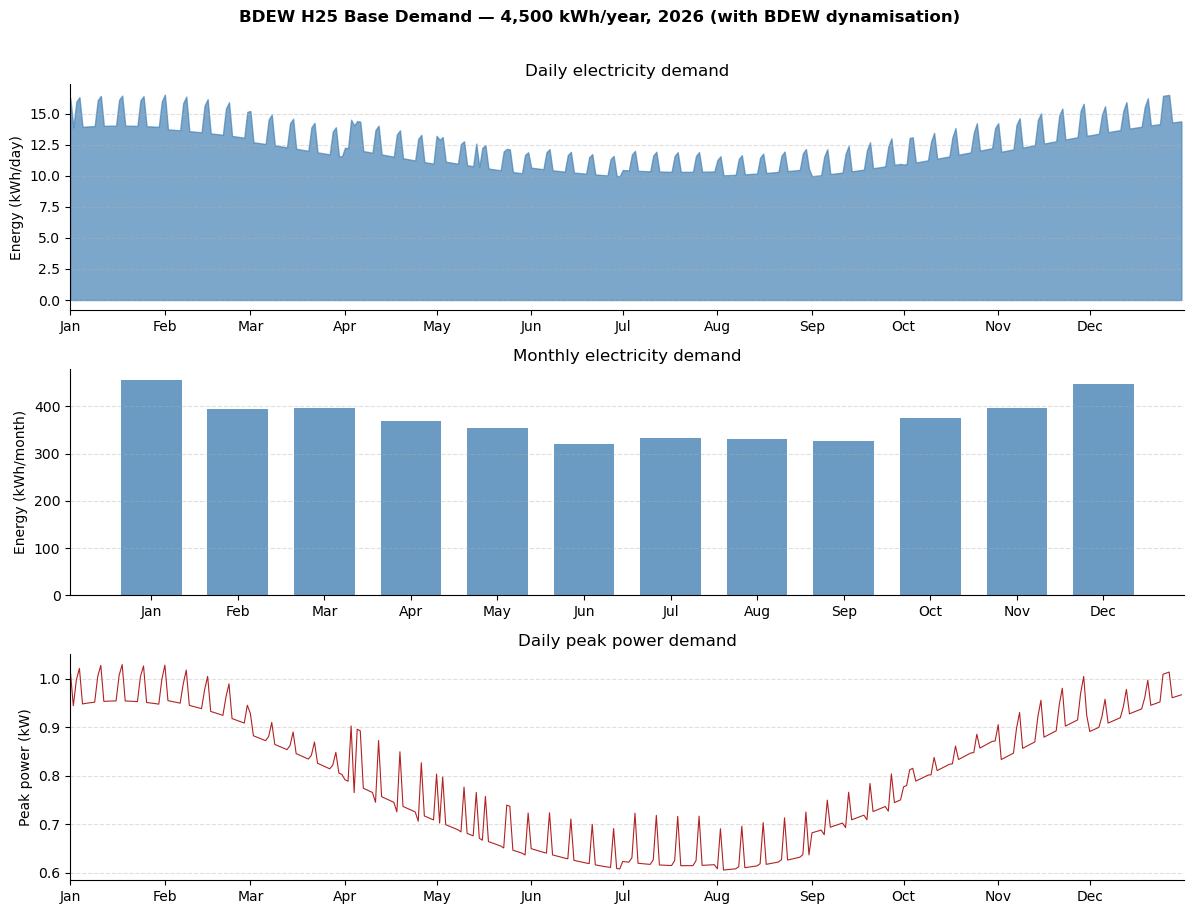
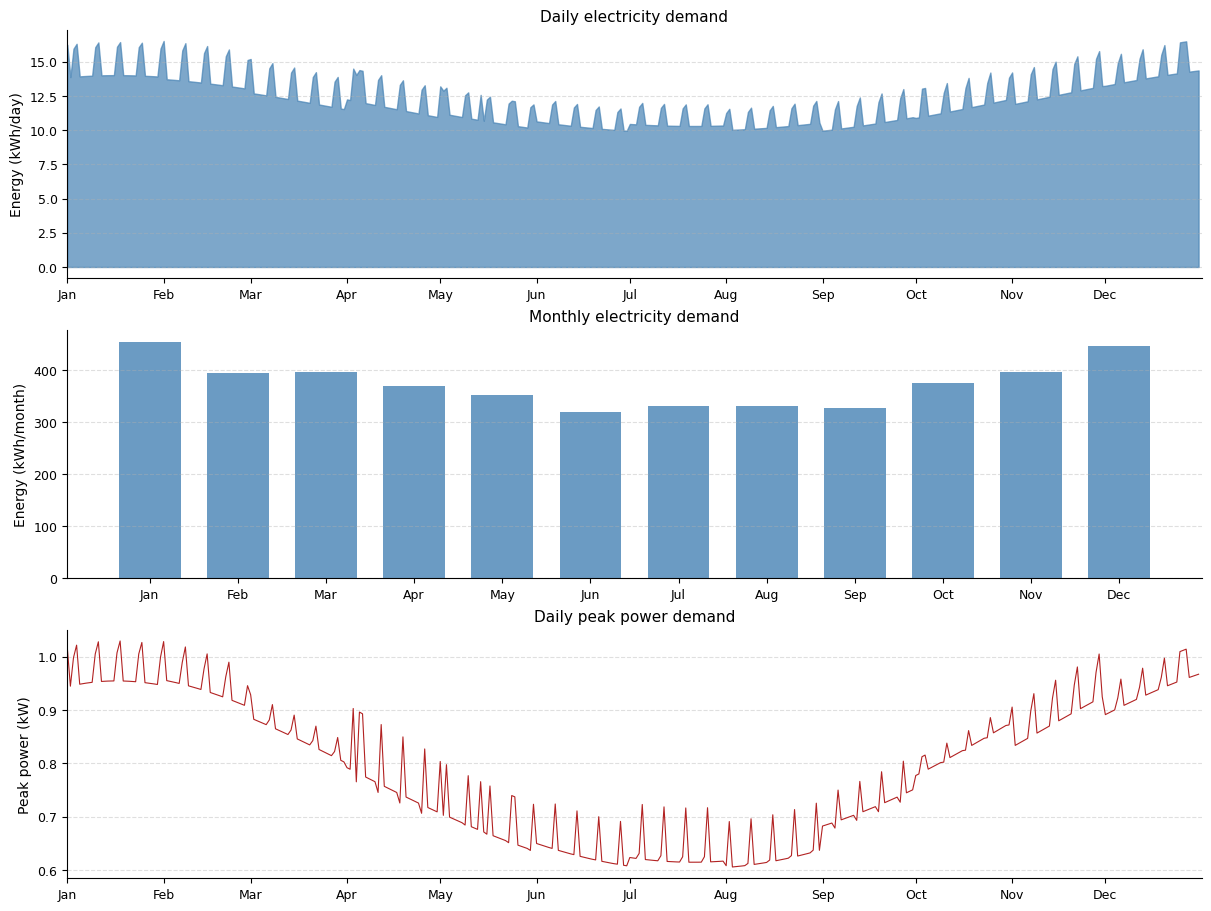
The notebook cell's code change between the first figure and the second:
--- before
+++ after
@@ -3,7 +3,5 @@
 peak_kw = (ts_kwh / DT_H).resample("D").max()
 
-fig, axes = plt.subplots(3, 1, figsize=(12, 9))
-fig.suptitle(f"BDEW H25 Base Demand — {TARGET_KWH:,} kWh/year, {YEAR} (with BDEW dynamisation)",
-             fontsize=12, fontweight="bold", y=1.01)
+fig, axes = plt.subplots(3, 1, figsize=(12, 9), constrained_layout=True)
 
 axes[0].fill_between(daily.index, daily.values, alpha=0.7, color="steelblue")
@@ -29,4 +27,3 @@
     ax.spines[["top", "right"]].set_visible(False)
 
-plt.tight_layout()
 plt.show()

Commit: README and bundle sync: fsQCA truth table, necessity exports, notebooks